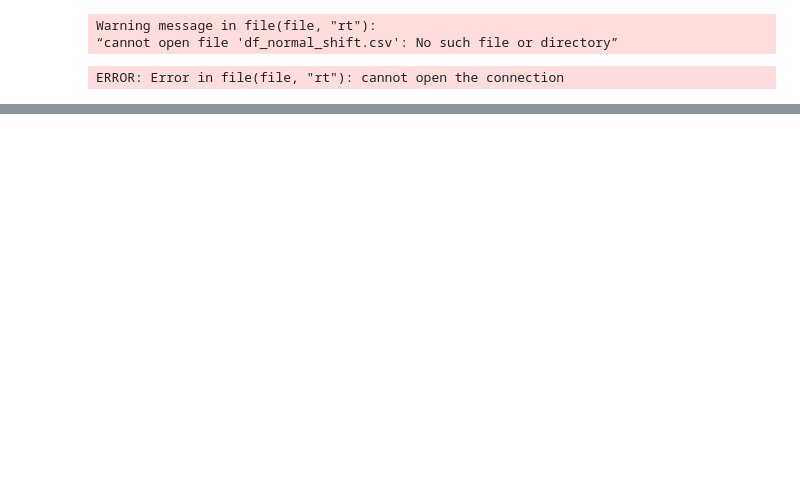
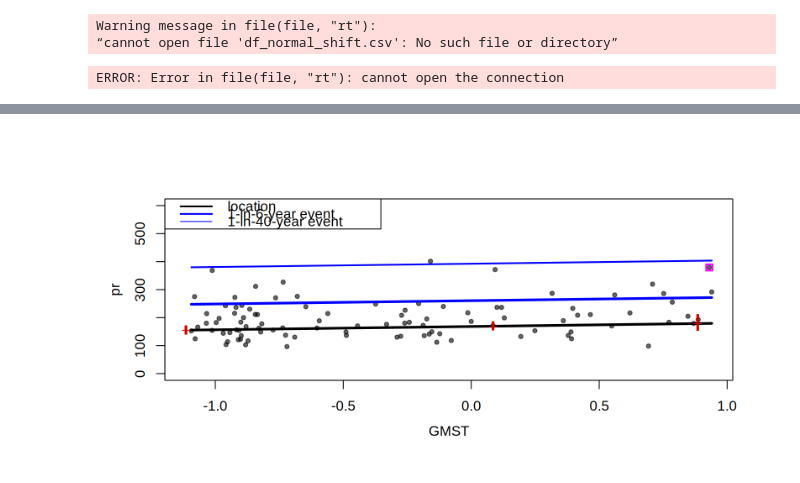
Before and after one commit to clairbarnes/wwa-current, a Jupyter notebook: 00_model-fitting-dev/multivariate/mv_testing.ipynb, the cells around one changed output, grey strips where cells are left out. Saved outputs shown, nothing was run; the diff lists cells and outputs as text; code cells hidden in the pictures; blank space fills up the shorter version.

```diff
--- a/00_model-fitting-dev/multivariate/mv_testing.ipynb
+++ b/00_model-fitting-dev/multivariate/mv_testing.ipynb
@@ -406,0 +464,13 @@ $loc
+# %%
+# dataframe of covariates at which to plot confidence intervals
+ci_cov <- rbind(df[df$year == 2023, c("gmst", "nino"), drop = F],
+                df[df$year == 2023, c("gmst", "nino"), drop = F] - c(1.2, 0),
+                df[df$year == 2023, c("gmst", "nino"), drop = F] + c(0.8, 0))
+
+# dataframe of covariates at which to plot the trend & effective return levels
+fixed_cov <- data.frame("gmst" = df$gmst, "nino" = mean(df$nino))
+
+prep_window(c(1,2)); par(mfrow = c(1,1))
+plot_covtrend(mdl1_ns, xcov = "gmst", ci_cov = ci_cov, fixed_cov = fixed_cov)
+# %% [output]
+[figure, added]
```
Also changed, not shown: parts of 40 cells of this notebook.
